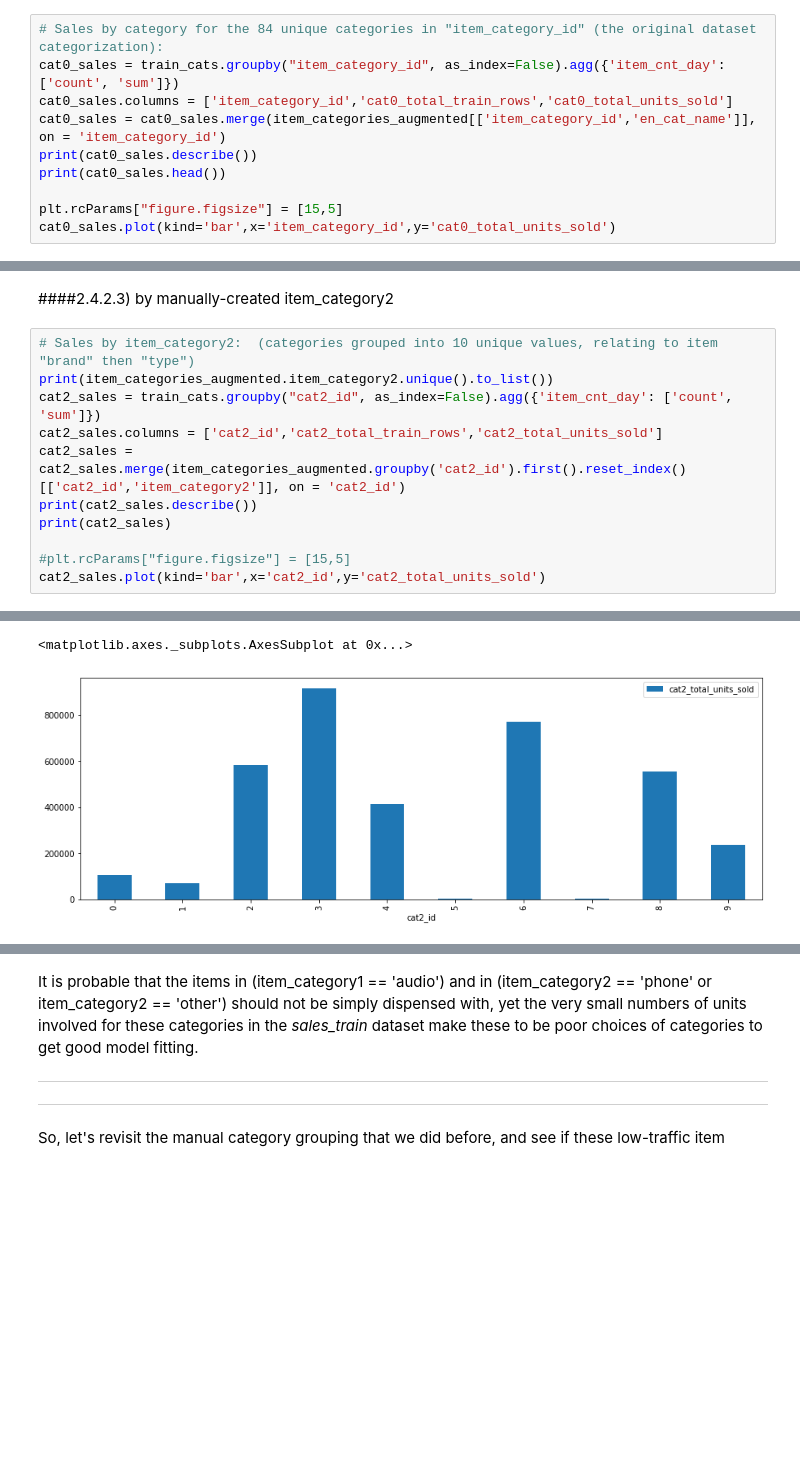
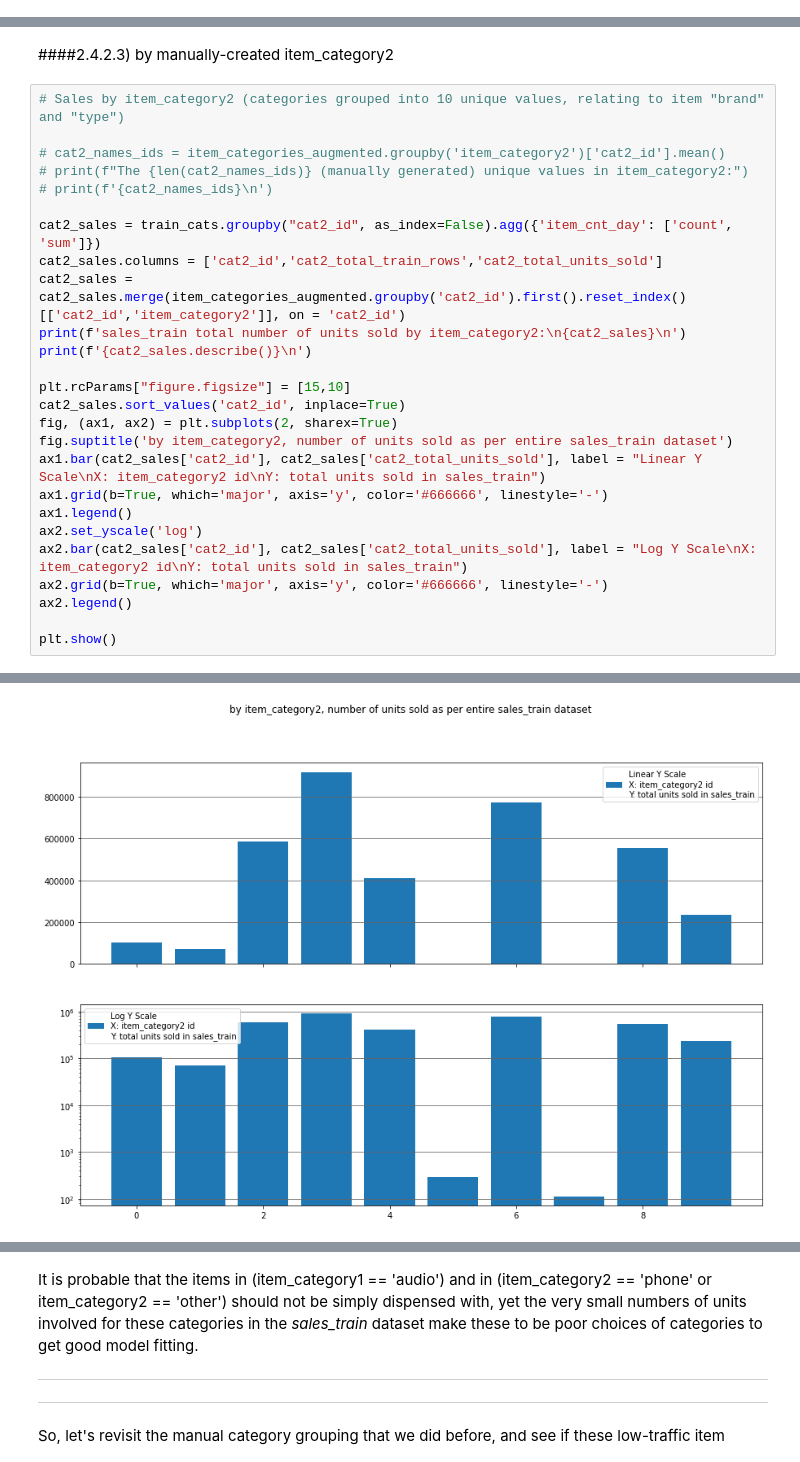
Before and after one commit to migai/Kag, a Jupyter notebook: ipynb_versions/MG_EDA_v3.0 readable.ipynb, the cells around one changed output, grey strips where cells are left out. Cells and saved outputs as stored; diff of their text form; blank space fills up the shorter version.

```diff
--- a/ipynb_versions/MG_EDA_v3.0 readable.ipynb
+++ b/ipynb_versions/MG_EDA_v3.0 readable.ipynb
@@ -1309,13 +1385,3 @@ train_cats.head(7)
 5 different choices of item categorization (the original item_category_id, and then 4 modified versions that group similar category IDs into a single category, thus reducing the total number of categories)
 # %% [markdown]
 ####2.4.2.1) by item_category_id
-# %%
-# Sales by category for the 84 unique categories in "item_category_id" (the original dataset categorization):
-cat0_sales = train_cats.groupby("item_category_id", as_index=False).agg({'item_cnt_day': ['count', 'sum']})
-cat0_sales.columns = ['item_category_id','cat0_total_train_rows','cat0_total_units_sold']
-cat0_sales = cat0_sales.merge(item_categories_augmented[['item_category_id','en_cat_name']], on = 'item_category_id')
-print(cat0_sales.describe())
-print(cat0_sales.head())
-
-plt.rcParams["figure.figsize"] = [15,5]
-cat0_sales.plot(kind='bar',x='item_category_id',y='cat0_total_units_sold')
@@ -1402,14 +1498,29 @@ For "total units sold within a category for the entire sales_train dataset" vs.
 # %% [markdown]
 ####2.4.2.3) by manually-created item_category2
 # %%
-# Sales by item_category2:  (categories grouped into 10 unique values, relating to item "brand" then "type")
-print(item_categories_augmented.item_category2.unique().to_list())
+# Sales by item_category2 (categories grouped into 10 unique values, relating to item "brand" and "type")
+
+# cat2_names_ids = item_categories_augmented.groupby('item_category2')['cat2_id'].mean()
+# print(f"The {len(cat2_names_ids)} (manually generated) unique values in item_category2:")
+# print(f'{cat2_names_ids}\n')
+
 cat2_sales = train_cats.groupby("cat2_id", as_index=False).agg({'item_cnt_day': ['count', 'sum']})
 cat2_sales.columns = ['cat2_id','cat2_total_train_rows','cat2_total_units_sold']
 cat2_sales = cat2_sales.merge(item_categories_augmented.groupby('cat2_id').first().reset_index()[['cat2_id','item_category2']], on = 'cat2_id')
-print(cat2_sales.describe())
-print(cat2_sales)
+print(f'sales_train total number of units sold by item_category2:\n{cat2_sales}\n')
+print(f'{cat2_sales.describe()}\n')
 
-#plt.rcParams["figure.figsize"] = [15,5]
-cat2_sales.plot(kind='bar',x='cat2_id',y='cat2_total_units_sold')
+plt.rcParams["figure.figsize"] = [15,10]
+cat2_sales.sort_values('cat2_id', inplace=True)
+fig, (ax1, ax2) = plt.subplots(2, sharex=True)
+fig.suptitle('by item_category2, number of units sold as per entire sales_train dataset')
+ax1.bar(cat2_sales['cat2_id'], cat2_sales['cat2_total_units_sold'], label = "Linear Y Scale\nX: item_category2 id\nY: total units sold in sales_train")
+ax1.grid(b=True, which='major', axis='y', color='#666666', linestyle='-')
+ax1.legend()
+ax2.set_yscale('log')
+ax2.bar(cat2_sales['cat2_id'], cat2_sales['cat2_total_units_sold'], label = "Log Y Scale\nX: item_category2 id\nY: total units sold in sales_train")
+ax2.grid(b=True, which='major', axis='y', color='#666666', linestyle='-')
+ax2.legend()
+
+plt.show()
 # %% [output]
@@ -1433,2 +1544 @@ max          9                 833416                 916943
-<matplotlib.axes._subplots.AxesSubplot at 0x...>
-[figure, old version]
+[figure, new version]
```
Also changed, not shown: parts of 57 cells of this notebook, 20 other files.
